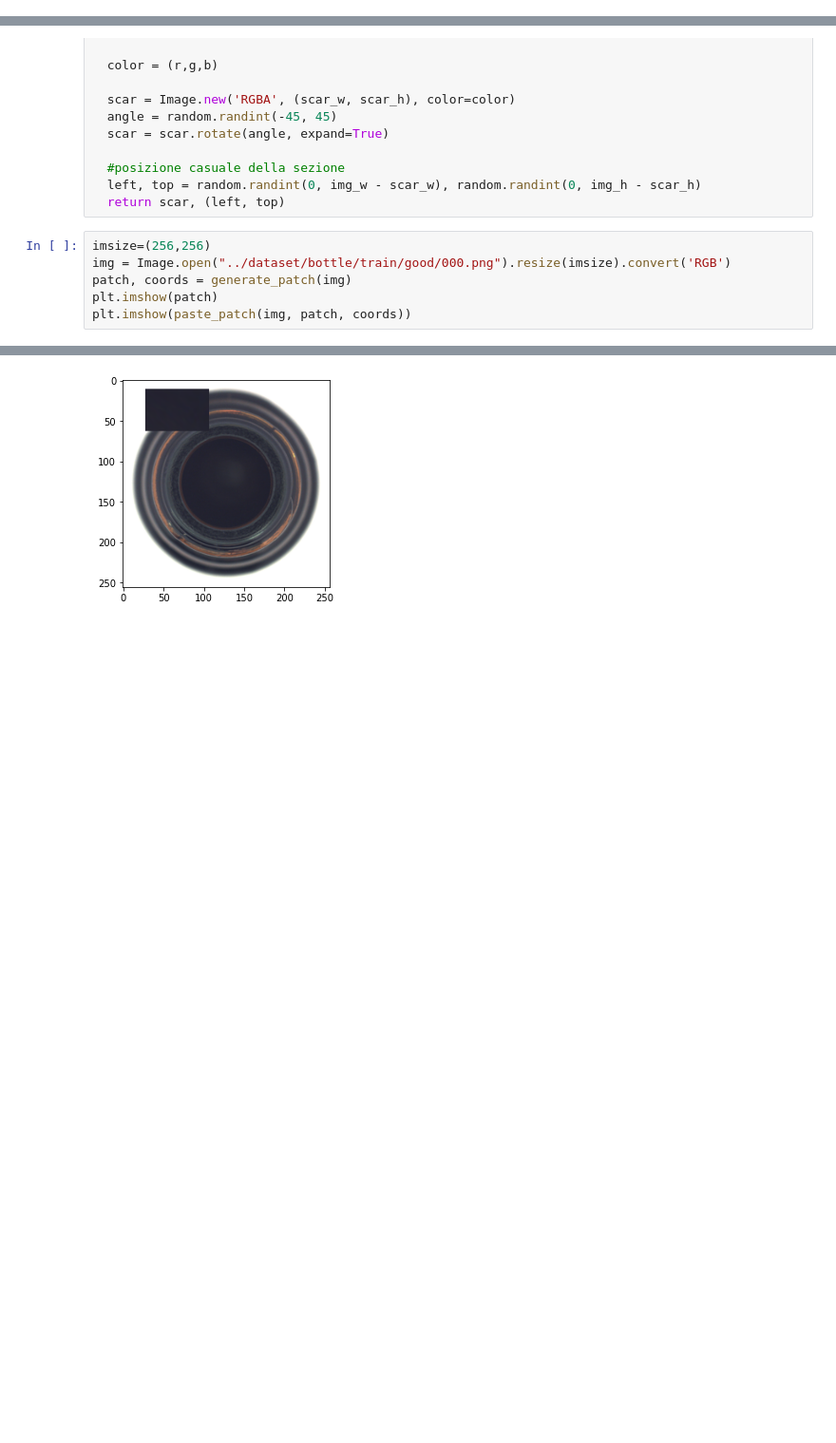
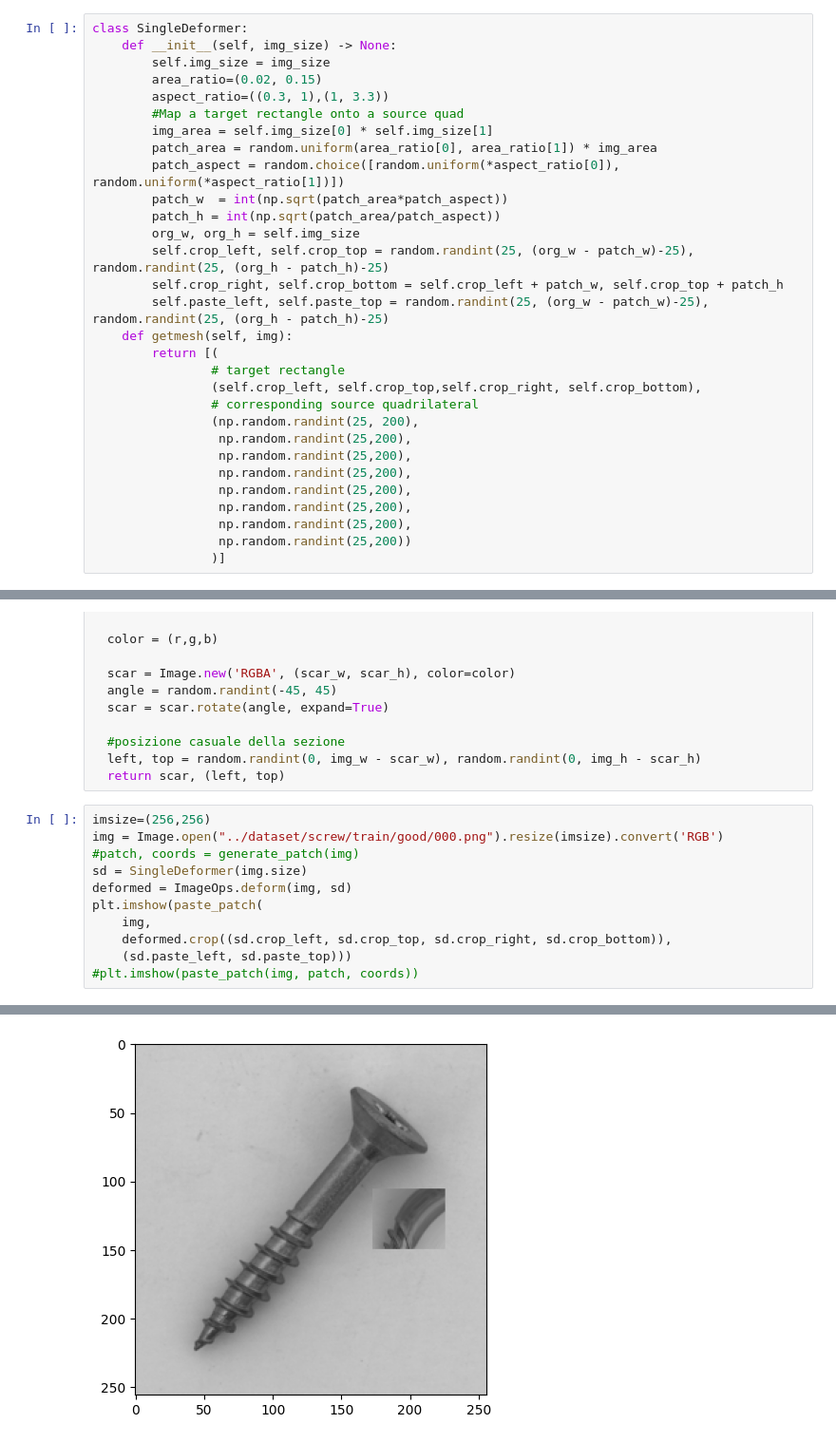
Before and after one commit to gabry1998/Self-Supervised-Anomaly-Detection, a Jupyter notebook: notebooks/distortion.ipynb, the cells around one changed output, grey strips where cells are left out. Shown: that part at 95% size. Saved outputs shown, nothing was run; the diff lists cells and outputs as text; blank space fills up the shorter version.

```diff
--- a/notebooks/distortion.ipynb
+++ b/notebooks/distortion.ipynb
@@ -28,3 +9,33 @@ class SingleDeformer:
+# %%
+class SingleDeformer:
+    def __init__(self, img_size) -> None:
+        self.img_size = img_size
+        area_ratio=(0.02, 0.15)
+        aspect_ratio=((0.3, 1),(1, 3.3))
+        #Map a target rectangle onto a source quad
+        img_area = self.img_size[0] * self.img_size[1]
+        patch_area = random.uniform(area_ratio[0], area_ratio[1]) * img_area
+        patch_aspect = random.choice([random.uniform(*aspect_ratio[0]), random.uniform(*aspect_ratio[1])])
+        patch_w  = int(np.sqrt(patch_area*patch_aspect))
+        patch_h = int(np.sqrt(patch_area/patch_aspect))
+        org_w, org_h = self.img_size
+        self.crop_left, self.crop_top = random.randint(25, (org_w - patch_w)-25), random.randint(25, (org_h - patch_h)-25)
+        self.crop_right, self.crop_bottom = self.crop_left + patch_w, self.crop_top + patch_h
+        self.paste_left, self.paste_top = random.randint(25, (org_w - patch_w)-25), random.randint(25, (org_h - patch_h)-25)
+    def getmesh(self, img):
+        return [(
+                # target rectangle
+                (self.crop_left, self.crop_top,self.crop_right, self.crop_bottom),
+                # corresponding source quadrilateral
+                (np.random.randint(25, 200),
+                 np.random.randint(25,200),
+                 np.random.randint(25,200),
+                 np.random.randint(25,200),
+                 np.random.randint(25,200),
+                 np.random.randint(25,200),
+                 np.random.randint(25,200),
+                 np.random.randint(25,200))
+                )]
 # %%
 def generate_rotations(image:Image):
   r90 = image.rotate(90)
@@ -91,10 +102,15 @@ def generate_scar(imsize:tuple,
   return scar, (left, top)
 # %%
 imsize=(256,256)
-img = Image.open("../dataset/bottle/train/good/000.png").resize(imsize).convert('RGB')
-patch, coords = generate_patch(img)
-plt.imshow(patch)
-plt.imshow(paste_patch(img, patch, coords))
+img = Image.open("../dataset/screw/train/good/000.png").resize(imsize).convert('RGB')
+#patch, coords = generate_patch(img)
+sd = SingleDeformer(img.size)
+deformed = ImageOps.deform(img, sd)
+plt.imshow(paste_patch(
+    img,
+    deformed.crop((sd.crop_left, sd.crop_top, sd.crop_right, sd.crop_bottom)),
+    (sd.paste_left, sd.paste_top)))
+#plt.imshow(paste_patch(img, patch, coords))
 # %% [output]
 <matplotlib.image.AxesImage at 0x...>
-[figure, old version]
+[figure, new version]
```
Also changed, not shown: parts of 1 cell of this notebook, 2 other files.
